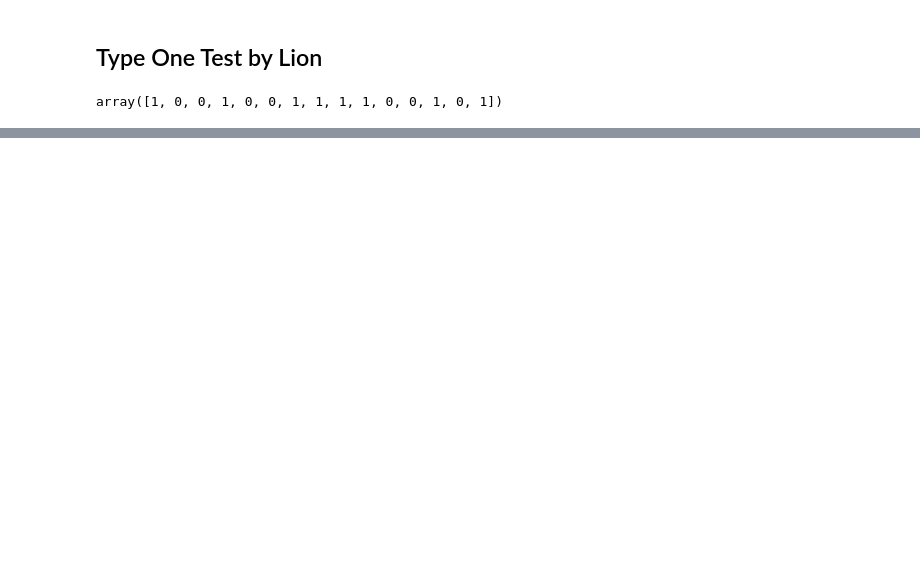
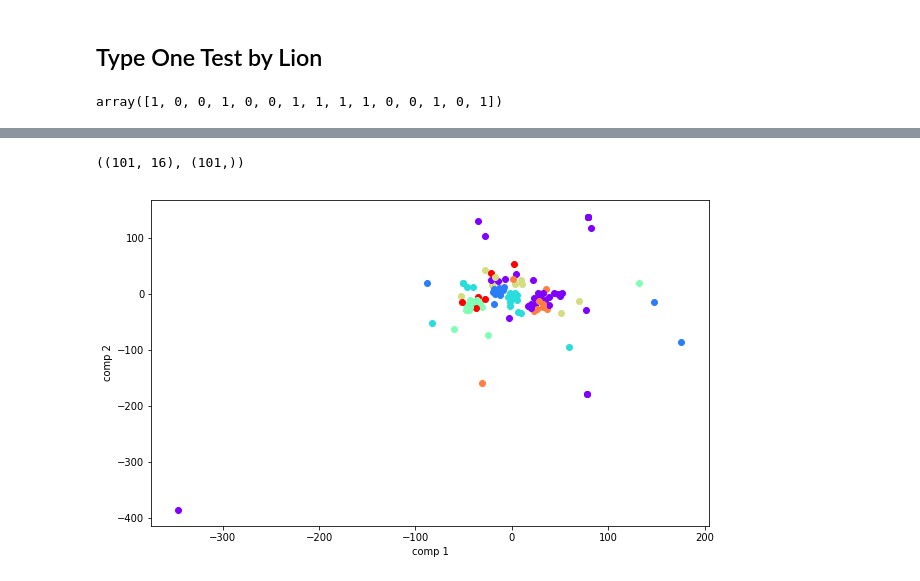
Before and after one commit to djfire1296/Classification_Research, a Jupyter notebook: Classification_Animals.ipynb, the cells around one changed output, grey strips where cells are left out. Drawn from its saved outputs; the diff is of its cells as text; code cells hidden in the pictures; blank space fills up the shorter version.

```diff
--- a/Classification_Animals.ipynb
+++ b/Classification_Animals.ipynb
@@ -255,0 +285,20 @@ plt.show()
+# %%
+cluster_num = 7
+feature_cols = ['hair', 'feathers', 'eggs', 'milk', 'airborne', 'aquatic', 'predator', 'toothed', 'backbone',
+                'breathes', 'venomous', 'fins', 'eggs', 'tail', 'domestic', 'catsize']
+
+# Combine selected columns to generate vector column
+assembler = VectorAssembler(
+    inputCols=feature_cols,
+    outputCol='features')
+
+# Standard Scaler
+scaler = StandardScaler(inputCol="features", outputCol="scaled_features",
+                       withStd=True, withMean=True)
+
+# KMeans
+kmeans = KMeans(k=cluster_num, featuresCol="scaled_features", seed=1)
+
+# pipeline
+pipeline = Pipeline(stages=[assembler, scaler, kmeans])
+pipelineModel = pipeline.fit(dataset)
@@ -255,0 +327,5 @@ plt.show()
+# %%
+predicted_df = pipelineModel.transform(dataset)
+predicted_df.select(['name', 'hair', 'feathers', 'eggs', 'milk', 'airborne', 'aquatic', 'predator',
+                     'toothed', 'backbone', 'breathes', 'venomous', 'fins', 'eggs', 'tail', 'domestic',
+                     'catsize', 'prediction']).show(5)
@@ -255,0 +343,24 @@ plt.show()
+# %%
+X = predicted_df.rdd.map(lambda r: r.scaled_features.toArray()).collect()
+y = predicted_df.rdd.map(lambda r: r.prediction).collect()
+# %%
+X = np.array(X)
+y = np.array(y)
+
+X.shape, y.shape
+# %% [output]
+((101, 16), (101,))
+# %%
+from sklearn.manifold import TSNE
+import matplotlib.cm as cm
+
+colors = cm.rainbow(np.linspace(0, 1, cluster_num))
+tsne = TSNE(perplexity=30, n_components=2, init='pca', n_iter=5000)
+points = tsne.fit_transform(X)
+plt.figure(figsize=(10, 6))
+plt.xlabel('comp 1')
+plt.ylabel('comp 2')
+for p_c in zip(points,  colors[y]):
+    plt.scatter(p_c[0][0], p_c[0][1], color=p_c[1])
+# %% [output]
+[figure, added]
```
Also changed, not shown: parts of 29 cells of this notebook.
